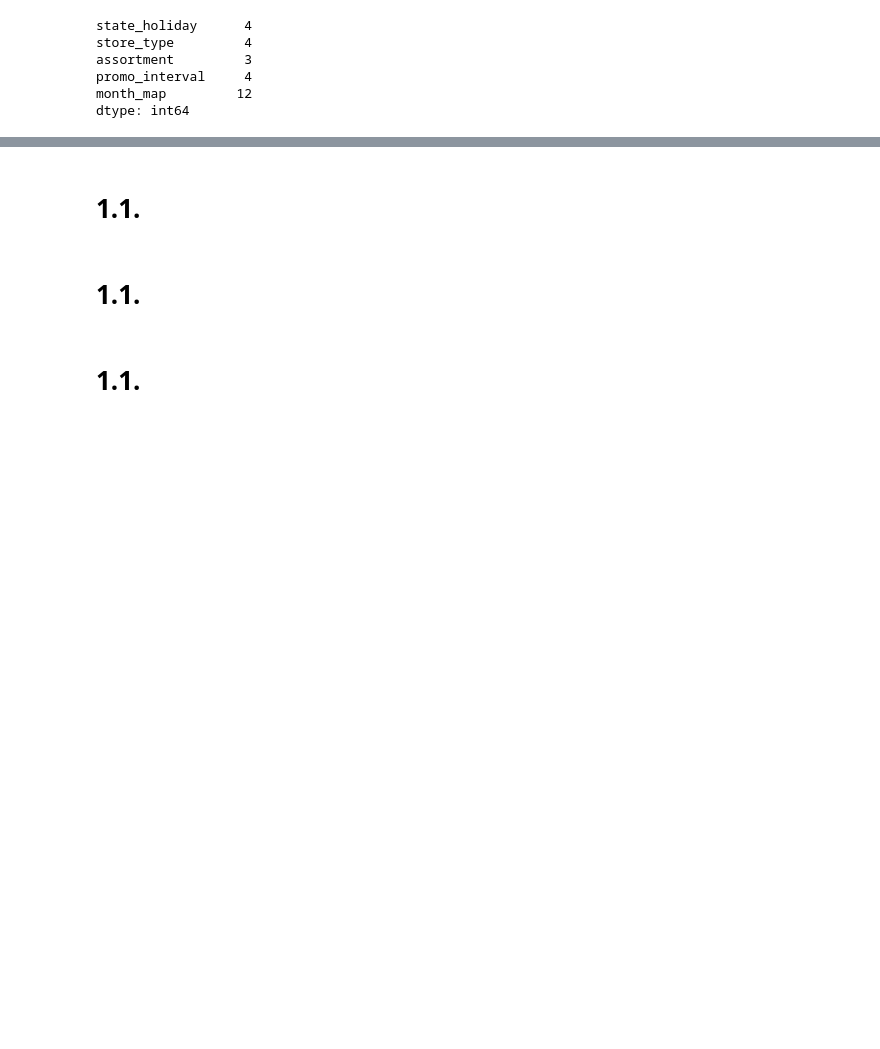
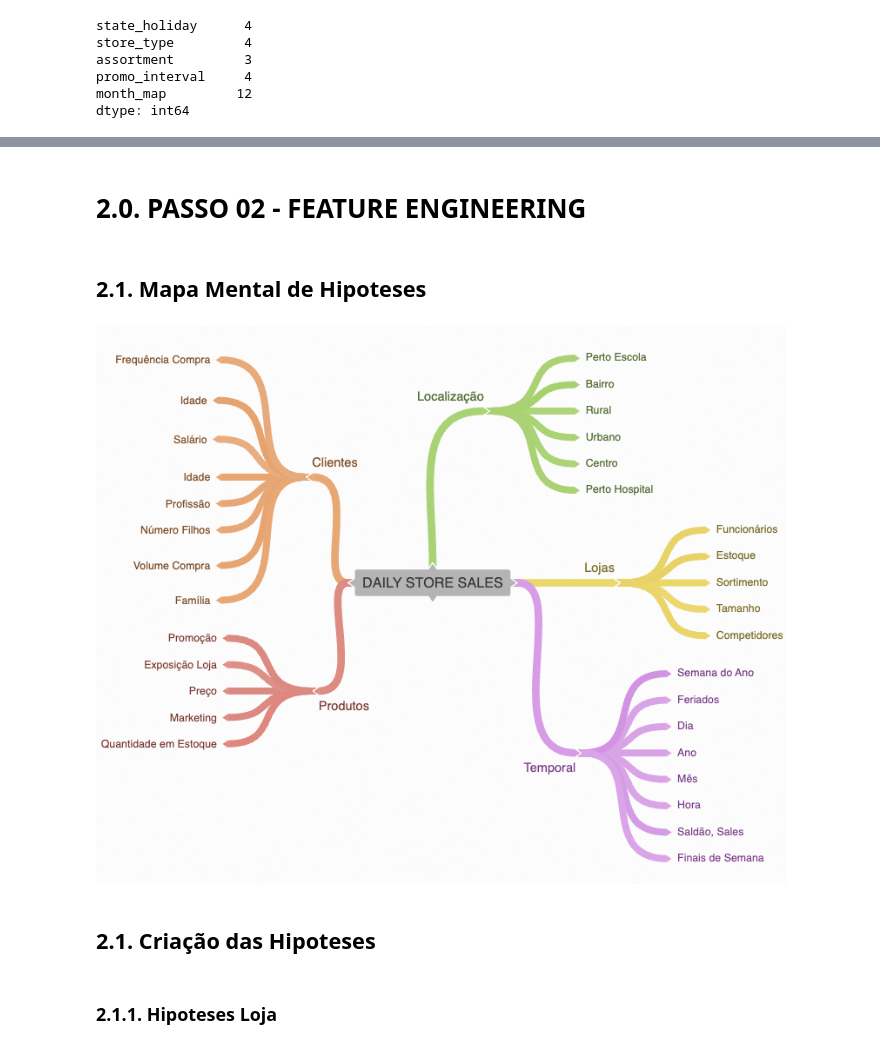
Before and after one commit to ThiagoBorgesLima/Rossman-Store-Sales, a Jupyter notebook: m03_v01_store_sales_prediction.ipynb, the cells around one changed output, grey strips where cells are left out. Saved outputs shown, nothing was run; the diff lists cells and outputs as text; code cells hidden in the pictures; blank space fills up the shorter version.

Commit message:
Feature Engineering

```diff
--- a/m03_v01_store_sales_prediction.ipynb
+++ b/m03_v01_store_sales_prediction.ipynb
@@ -230,6 +239,12 @@ sns.boxplot( x='state_holiday', y='sales', data=aux1 )
+# %% [markdown]
+# 2.0. PASSO 02 - FEATURE ENGINEERING
+# %% [markdown]
+## 2.1. Mapa Mental de Hipoteses
+# %%
+Image( 'MindMapHypotesis.png' )
+# %% [output]
+[figure, added]
+# %% [markdown]
+## 2.1. Criação das Hipoteses
 # %% [markdown]
-# 1.1.
+### 2.1.1. Hipoteses Loja
-# %% [markdown]
-# 1.1.
-# %% [markdown]
-# 1.1.
```
Also changed, not shown: parts of 14 cells of this notebook.
